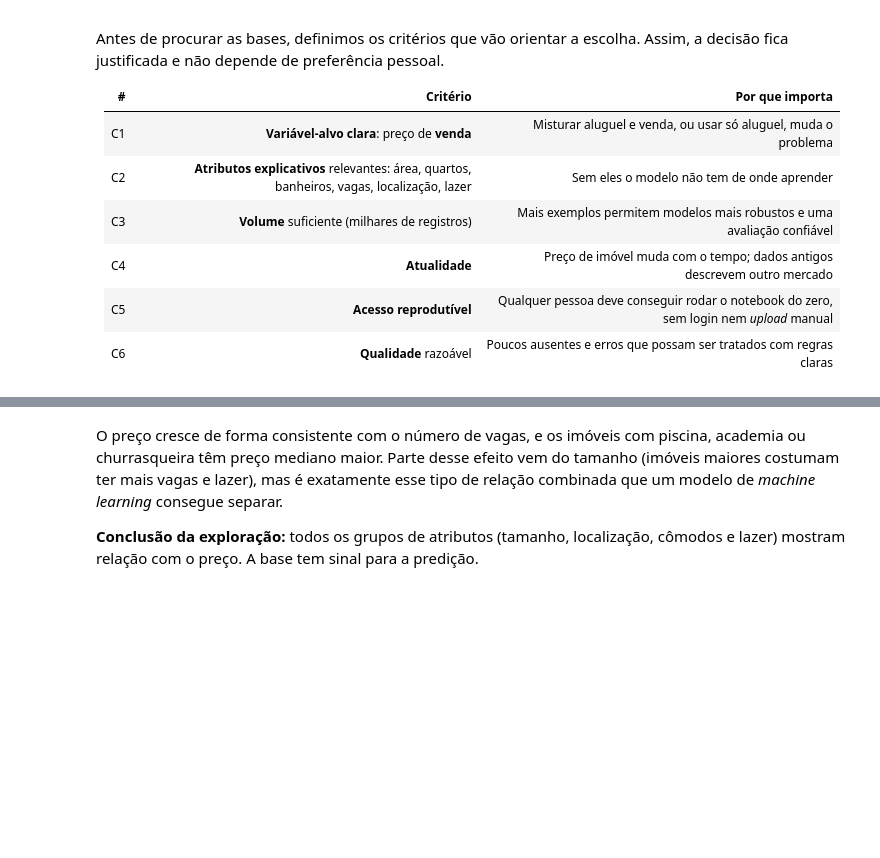
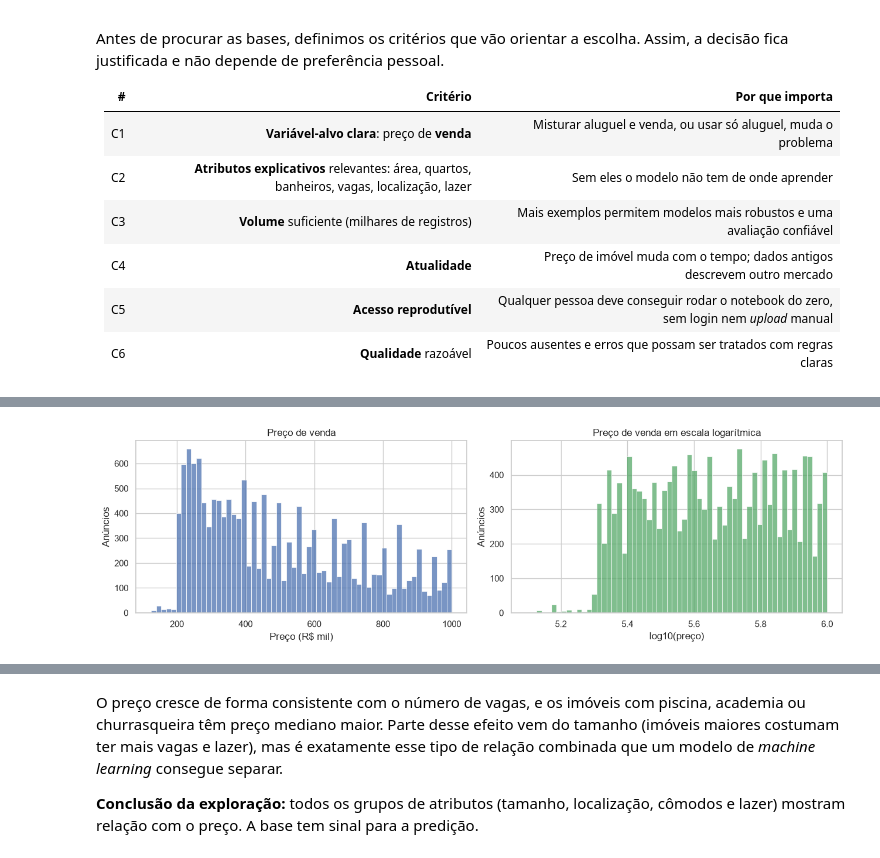
Before and after one commit to viniciusmachadol/predicao_imoveis, a Jupyter notebook: Predicao_Precos_Imoveis_Vinicius_Machado.ipynb, the cells around one changed output, grey strips where cells are left out. Saved outputs shown, nothing was run; the diff lists cells and outputs as text; code cells hidden in the pictures; blank space fills up the shorter version.

```diff
--- a/Predicao_Precos_Imoveis_Vinicius_Machado.ipynb
+++ b/Predicao_Precos_Imoveis_Vinicius_Machado.ipynb
@@ -611,0 +784,4 @@ plt.show()
+# %%
+no_piso = df_raw["preco"] == 200_000
+print(df_raw["preco"].value_counts().head(4).to_string())
+print(f"\nAnúncios a exatamente R$ 200 mil: {no_piso.sum():,} ({no_piso.mean():.1%}) | abaixo disso: {(df_raw['preco'] < 200_000).sum()}")
@@ -611,0 +800,13 @@ plt.show()
+# %%
+import unicodedata
+
+
+def normalizar(texto):
+    """Chave de comparação: sem espaços extras, sem acentos e em minúsculas."""
+    texto = re.sub(r"\s+", " ", str(texto).strip().lower())
+    return unicodedata.normalize("NFKD", texto).encode("ascii", "ignore").decode()
+
+
+bairros = df_raw["bairro"].dropna()
+print(f"Bairros distintos como estão                    : {bairros.nunique()}")
+print(f"Distintos sem espaços extras, acentos e caixa   : {bairros.map(normalizar).nunique()}")
@@ -611,0 +988,13 @@ plt.show()
+# %%
+fig, eixos = plt.subplots(1, 2, figsize=(13, 4))
+
+sns.histplot(df["preco"] / 1e3, bins=60, ax=eixos[0], color="#4C72B0")
+eixos[0].set(title="Preço de venda", xlabel="Preço (R$ mil)", ylabel="Anúncios")
+
+sns.histplot(np.log10(df["preco"]), bins=60, ax=eixos[1], color="#55A868")
+eixos[1].set(title="Preço de venda em escala logarítmica", xlabel="log10(preço)", ylabel="Anúncios")
+
+plt.tight_layout()
+plt.show()
+# %% [output]
+[figure, added]
```
Also changed, not shown: parts of 107 cells of this notebook, 8 other files.
